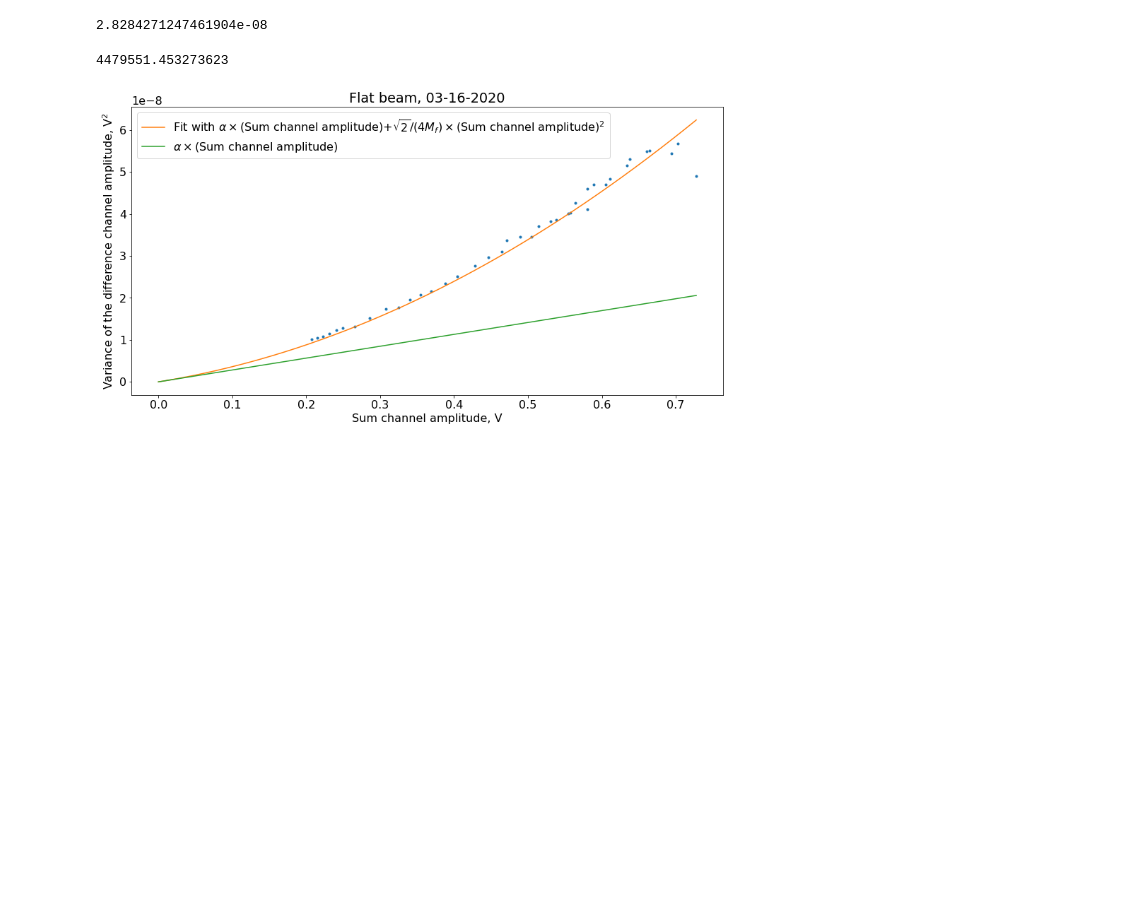
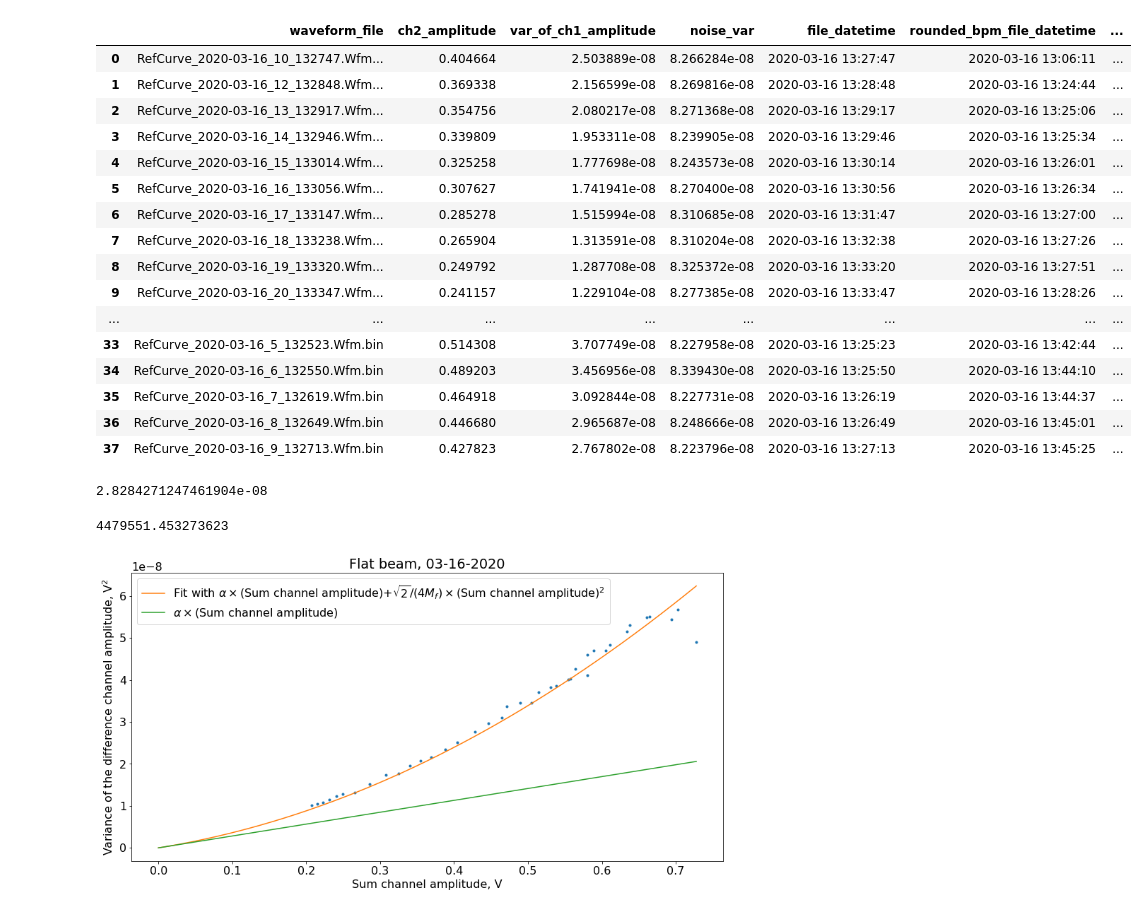
Before and after one commit to IharLobach/fur, a Jupyter notebook: shifts/shift_03_16_2020/comb_filter_no_nd_filters_FLAT_data_03_16_2020.ipynb, the cells around one changed output. Drawn from its saved outputs; the diff is of its cells as text; code cells hidden in the pictures; blank space fills up the shorter version.

```diff
--- a/shifts/shift_03_16_2020/comb_filter_no_nd_filters_FLAT_data_03_16_2020.ipynb
+++ b/shifts/shift_03_16_2020/comb_filter_no_nd_filters_FLAT_data_03_16_2020.ipynb
@@ -1,25 +1,23 @@
 # %%
-%cd ~/fur/
 import numpy as np
-import scipy.signal
-from scipy.optimize import minimize
-from datetime import datetime
-from fur.one_data_set_analyzer import analyze_one_dataset
 import pandas as pd
+pd.set_option('max_columns', None)
 from sklearn import linear_model
 import matplotlib.pyplot as plt
-from datetime import datetime
 plt.rcParams['figure.figsize'] = [15, 7.5]
 plt.rcParams.update({'font.size': 16,'legend.fontsize':16})
 import seaborn as sns
 import sys
 import os
-import fur.path_assistant as path_assistant
-from fur.waveform_reader import read_waveform
-from fur.finding_period import get_period
-from fur.fluctuations import get_fluctiation_and_noise_var
-shift_03_16_2020 = path_assistant.PathAssistant('shift_03_16_2020',
-    ignore_files=['RefCurve_2020-03-16_0_084020_test.Wfm.bin'])
-#shift_03_09_2020.show_waveform_file_names()
-waveforms_dir = shift_03_16_2020.get_waveforms_dir()
-results_dir = shift_03_16_2020.get_results_dir()
+from fur.path_assistant import PathAssistant
+shift = PathAssistant('shift_03_16_2020',
+    ignore_files=[
+        'RefCurve_2020-03-16_0_084020_test.Wfm.bin'])
+results_dir = shift.get_results_dir()
+from fur.extending_with_acnet_data import get_fluctuations_df_with_acnet_data
+fluctuations_df = get_fluctuations_df_with_acnet_data(
+    shift,
+    "res_df_comb_filter_no_nd_filters_FLAT_data_03_16_2020.csv",
+    "IOTA_1NL_100MeV_v8.6.1.4.6ds_data.txt"
+)
+from config import get_from_config
@@ -73,3 +24,24 @@ res_df = pd.read_csv(results_dir.fi("res_df_"+base_name+".csv"))
+# %%
+
+fluctuations_df
+# %% [output]
+|  | waveform_file | ch2_amplitude | var_of_ch1_amplitude | noise_var | file_datetime | rounded_bpm_file_datetime | ... |
+| 0 | RefCurve_2020-03-16_10_132747.Wfm... | 0.404664 | 2.503889e-08 | 8.266284e-08 | 2020-03-16 13:27:47 | 2020-03-16 13:06:11 | ... |
+| 1 | RefCurve_2020-03-16_12_132848.Wfm... | 0.369338 | 2.156599e-08 | 8.269816e-08 | 2020-03-16 13:28:48 | 2020-03-16 13:24:44 | ... |
+| 2 | RefCurve_2020-03-16_13_132917.Wfm... | 0.354756 | 2.080217e-08 | 8.271368e-08 | 2020-03-16 13:29:17 | 2020-03-16 13:25:06 | ... |
+| 3 | RefCurve_2020-03-16_14_132946.Wfm... | 0.339809 | 1.953311e-08 | 8.239905e-08 | 2020-03-16 13:29:46 | 2020-03-16 13:25:34 | ... |
+| 4 | RefCurve_2020-03-16_15_133014.Wfm... | 0.325258 | 1.777698e-08 | 8.243573e-08 | 2020-03-16 13:30:14 | 2020-03-16 13:26:01 | ... |
+| 5 | RefCurve_2020-03-16_16_133056.Wfm... | 0.307627 | 1.741941e-08 | 8.270400e-08 | 2020-03-16 13:30:56 | 2020-03-16 13:26:34 | ... |
+| 6 | RefCurve_2020-03-16_17_133147.Wfm... | 0.285278 | 1.515994e-08 | 8.310685e-08 | 2020-03-16 13:31:47 | 2020-03-16 13:27:00 | ... |
+| 7 | RefCurve_2020-03-16_18_133238.Wfm... | 0.265904 | 1.313591e-08 | 8.310204e-08 | 2020-03-16 13:32:38 | 2020-03-16 13:27:26 | ... |
+| 8 | RefCurve_2020-03-16_19_133320.Wfm... | 0.249792 | 1.287708e-08 | 8.325372e-08 | 2020-03-16 13:33:20 | 2020-03-16 13:27:51 | ... |
+| 9 | RefCurve_2020-03-16_20_133347.Wfm... | 0.241157 | 1.229104e-08 | 8.277385e-08 | 2020-03-16 13:33:47 | 2020-03-16 13:28:26 | ... |
+| ... | ... | ... | ... | ... | ... | ... | ... |
+| 33 | RefCurve_2020-03-16_5_132523.Wfm.bin | 0.514308 | 3.707749e-08 | 8.227958e-08 | 2020-03-16 13:25:23 | 2020-03-16 13:42:44 | ... |
+| 34 | RefCurve_2020-03-16_6_132550.Wfm.bin | 0.489203 | 3.456956e-08 | 8.339430e-08 | 2020-03-16 13:25:50 | 2020-03-16 13:44:10 | ... |
+| 35 | RefCurve_2020-03-16_7_132619.Wfm.bin | 0.464918 | 3.092844e-08 | 8.227731e-08 | 2020-03-16 13:26:19 | 2020-03-16 13:44:37 | ... |
+| 36 | RefCurve_2020-03-16_8_132649.Wfm.bin | 0.446680 | 2.965687e-08 | 8.248666e-08 | 2020-03-16 13:26:49 | 2020-03-16 13:45:01 | ... |
+| 37 | RefCurve_2020-03-16_9_132713.Wfm.bin | 0.427823 | 2.767802e-08 | 8.223796e-08 | 2020-03-16 13:27:13 | 2020-03-16 13:45:25 | ... |
 # %%
 alpha = 1.6e-19/2e-12*np.sqrt(2)/4
 alpha
```
Also changed, not shown: parts of 7 cells of this notebook, 46 other files.
